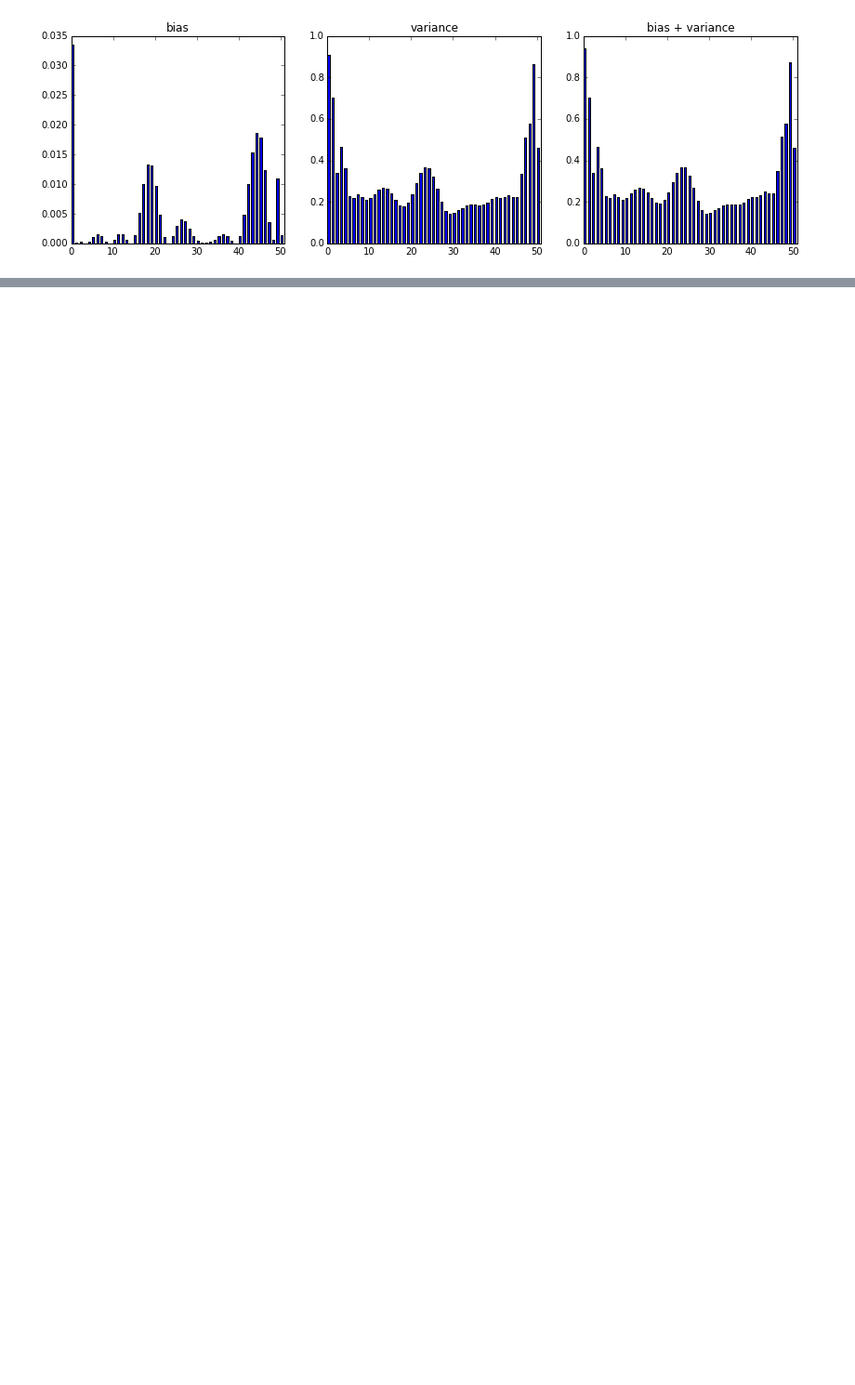
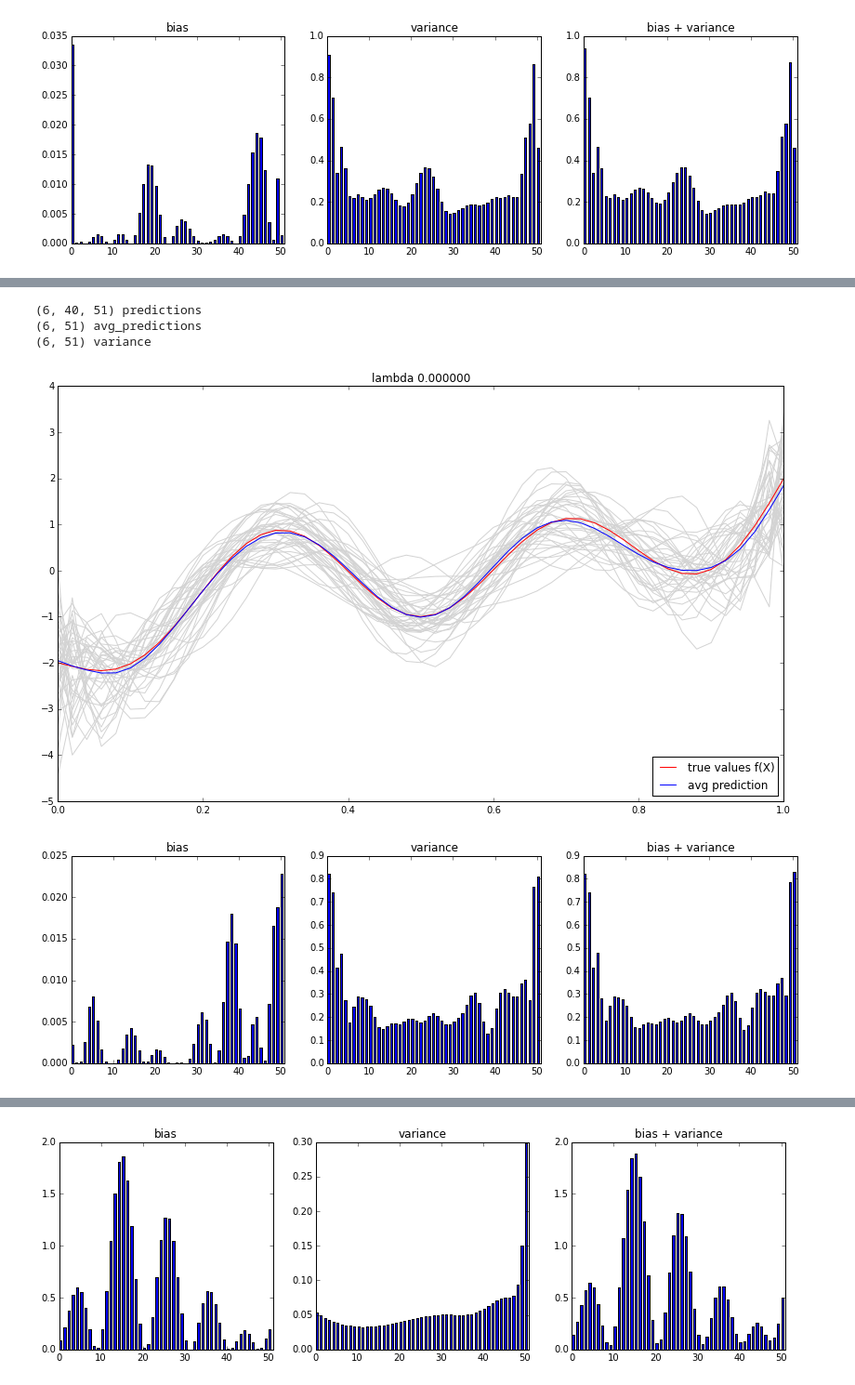
Before and after one commit to hielsnoppe/edu-mi1, a Jupyter notebook: ex5/sheet05.ipynb, the cells around one changed output, grey strips where cells are left out. Shown at 93% size. Cells and saved outputs as stored; diff of their text form; code cells hidden in the pictures; blank space fills up the shorter version.

```diff
--- a/ex5/sheet05.ipynb
+++ b/ex5/sheet05.ipynb
@@ -208,0 +145,78 @@ ex51d()
+# %%
+def ex51d():
+    lambdas = [0, 0.1, 0.25, 0.5, 2, 20]
+    X = np.linspace(0, 1, 51)
+    Xtrain = X[:, np.newaxis]
+    # clone f(X) 40 times
+    # randomize by adding 51*40 epsilons drawn from normal distribution with mu=0, sigma=1
+    samples = np.tile(f(X), (40, 1)).T + np.random.normal(0, 1, 51*40).reshape((51, 40))
+
+    predictions = [] # predicted Y's for each of the models
+    models = []
+    for l in lambdas:
+        Ys = []
+        ms = []
+
+        for i in range(40):
+            model = Pipeline([('poly', PolynomialFeatures(degree=14)),
+                              ('ridge', Ridge(alpha=l))])
+
+            Y = samples[:, i]
+            model.fit(Xtrain, Y)
+
+            ms.append(model)
+            Ys.append(model.predict(Xtrain))
+
+        predictions.append(Ys)
+        models.append(ms)
+
+    predictions = np.array(predictions)
+    print predictions.shape, "predictions"
+
+    # compute average
+    avg_predictions = predictions.mean(1)
+    print avg_predictions.shape, "avg_predictions"
+
+    # print model.named_steps['linear'].coef_, "coefficients"
+
+    # compute variance
+    variance = predictions.var(1)
+    print variance.shape, "variance"
+
+    # (c) another visualization
+    for i,l in enumerate(lambdas):
+        # all predictions + original fct + avg prediction
+        pp.figure(figsize=(14,8))
+        for j in range(40):
+            pp.plot(Xtrain, predictions[i,j,:], color="lightgrey")
+        pp.plot(Xtrain, f(Xtrain), color="red", label="true values f(X)")
+        pp.plot(Xtrain, avg_predictions[i,:], color="blue", label="avg prediction")
+        pp.title("lambda %2f" % l)
+        pp.legend(loc="lower right")
+
+        pp.figure(figsize=(14,4))
+        # bias
+        pp.subplot(1,3,1)
+        pp.title("bias")
+        bias = (avg_predictions[i, :] - f(X))**2
+        pp.xlim(0, 51)
+        pp.bar(range(51), bias, 0.5)
+        # variance
+        pp.subplot(1,3,2)
+        pp.title("variance")
+        pp.xlim(0, 51)
+        pp.bar(range(51), variance[i,:], 0.5)
+        # bias + variance
+        pp.subplot(1,3,3)
+        pp.title("bias + variance")
+        pp.xlim(0, 51)
+        pp.bar(range(51), variance[i,:]+bias, 0.5)
+
+
+ex51d()
+# %% [output]
+(6, 40, 51) predictions
+(6, 51) avg_predictions
+(6, 51) variance
+[figure, added]
+[figure, added]
@@ -208,0 +224 @@ ex51d()
+[figure, added]
```
Also changed, not shown: parts of 3 cells of this notebook.
